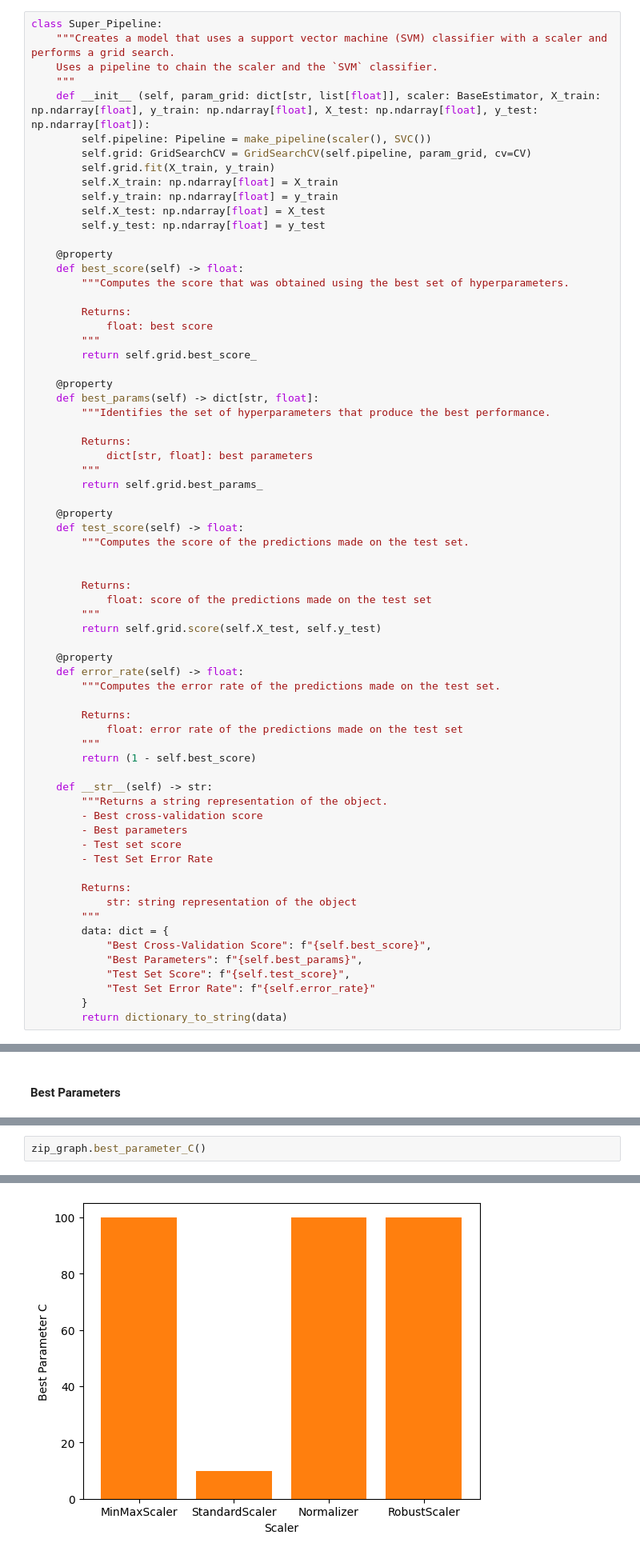
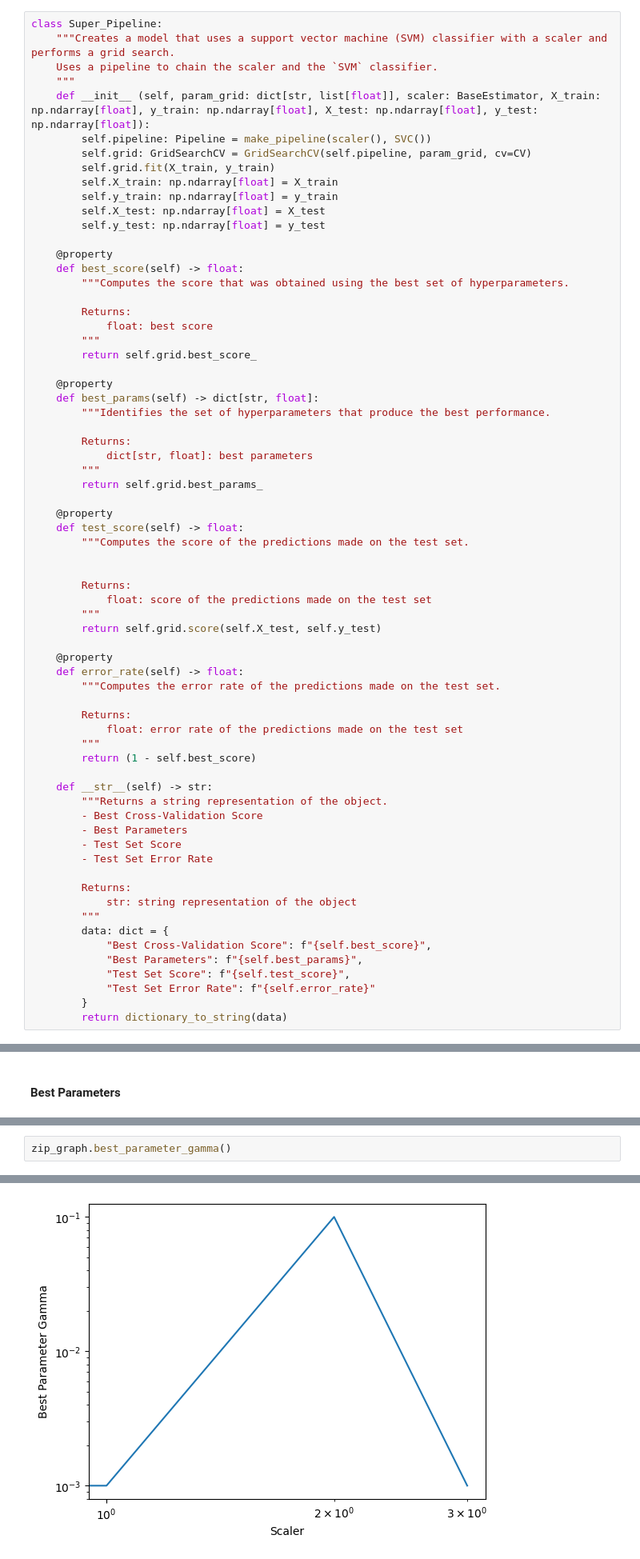
Before and after one commit to mbeps/Machine-Learning-Assignment-3, a Jupyter notebook: Assignment_3.ipynb, the cells around one changed output, grey strips where cells are left out. Shown at 80% size. Saved outputs shown, nothing was run; the diff lists cells and outputs as text.

```diff
--- a/Assignment_3.ipynb
+++ b/Assignment_3.ipynb
@@ -269,9 +306,9 @@ class Super_Pipeline:
 
 	def __str__(self) -> str:
 		"""Returns a string representation of the object.
-		- Best cross-validation score
-		- Best parameters
-		- Test set score
+		- Best Cross-Validation Score
+		- Best Parameters
+		- Test Set Score
 		- Test Set Error Rate
 
 		Returns:
@@ -493,5 +561,5 @@ Normalizer                  100
 RobustScaler                100
 [figure]
 # %%
-zip_graph.best_parameter_C()
+zip_graph.best_parameter_gamma()
 # %% [output]
@@ -502,4 +570,4 @@ RobustScaler                100
-[figure, old version]
+[figure, new version]
 # %% [markdown]
 #### Test Set Score
 # %%
```
Also changed, not shown: parts of 37 cells of this notebook.
